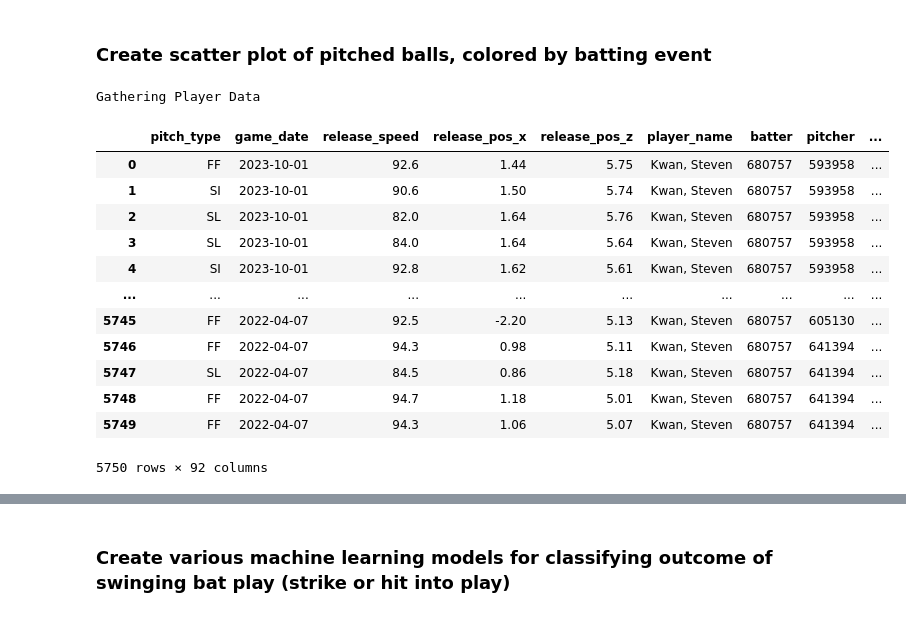
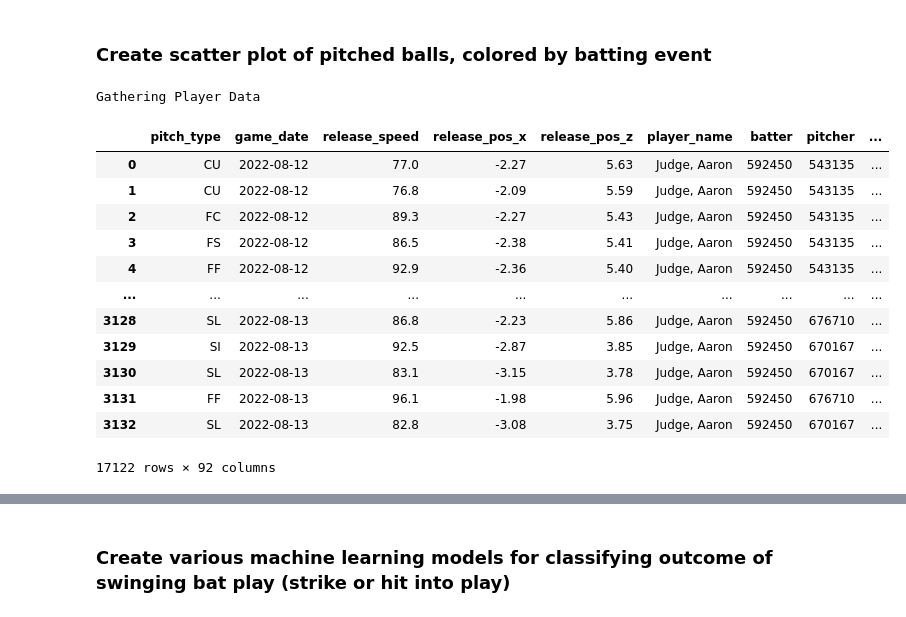
Before and after one commit to roshankern/MLB_Metrics_DS, a Jupyter notebook: mlb_metrics_backend/helpers_example.ipynb, the cells around one changed output, grey strips where cells are left out. Saved outputs shown, nothing was run; the diff lists cells and outputs as text; code cells hidden in the pictures.

```diff
--- a/mlb_metrics_backend/helpers_example.ipynb
+++ b/mlb_metrics_backend/helpers_example.ipynb
@@ -103,31 +102,31 @@ hist_gradient_boosting accuracy: 0.718796992481203
 ### Create scatter plot of pitched balls, colored by batting event
 # %%
 # get batter data
-kwan_id = mlb_metrics_helpers.player_id("Kwan", "Steven")
+kwan_id = mlb_metrics_helpers.player_id("Judge", "Aaron")
 kwan_general_stats = mlb_metrics_helpers.player_general_metrics(kwan_id, timeline_type="career")
 kwan_timeline = mlb_metrics_helpers.parse_career_timeline(kwan_general_stats)
 kwan_specific_stats = mlb_metrics_helpers.player_specific_metrics(
     kwan_id,
     metric_type="batting",
     start_dt=kwan_timeline[0],
     end_dt=kwan_timeline[1],
 )
 
 kwan_specific_stats
 # %% [output]
 Gathering Player Data
 |  | pitch_type | game_date | release_speed | release_pos_x | release_pos_z | player_name | batter | pitcher | ... |
-| 0 | FF | 2023-10-01 | 92.6 | 1.44 | 5.75 | Kwan, Steven | 680757 | 593958 | ... |
-| 1 | SI | 2023-10-01 | 90.6 | 1.50 | 5.74 | Kwan, Steven | 680757 | 593958 | ... |
-| 2 | SL | 2023-10-01 | 82.0 | 1.64 | 5.76 | Kwan, Steven | 680757 | 593958 | ... |
-| 3 | SL | 2023-10-01 | 84.0 | 1.64 | 5.64 | Kwan, Steven | 680757 | 593958 | ... |
-| 4 | SI | 2023-10-01 | 92.8 | 1.62 | 5.61 | Kwan, Steven | 680757 | 593958 | ... |
+| 0 | CU | 2022-08-12 | 77.0 | -2.27 | 5.63 | Judge, Aaron | 592450 | 543135 | ... |
+| 1 | CU | 2022-08-12 | 76.8 | -2.09 | 5.59 | Judge, Aaron | 592450 | 543135 | ... |
+| 2 | FC | 2022-08-12 | 89.3 | -2.27 | 5.43 | Judge, Aaron | 592450 | 543135 | ... |
+| 3 | FS | 2022-08-12 | 86.5 | -2.38 | 5.41 | Judge, Aaron | 592450 | 543135 | ... |
+| 4 | FF | 2022-08-12 | 92.9 | -2.36 | 5.40 | Judge, Aaron | 592450 | 543135 | ... |
 | ... | ... | ... | ... | ... | ... | ... | ... | ... | ... |
-| 5745 | FF | 2022-04-07 | 92.5 | -2.20 | 5.13 | Kwan, Steven | 680757 | 605130 | ... |
-| 5746 | FF | 2022-04-07 | 94.3 | 0.98 | 5.11 | Kwan, Steven | 680757 | 641394 | ... |
-| 5747 | SL | 2022-04-07 | 84.5 | 0.86 | 5.18 | Kwan, Steven | 680757 | 641394 | ... |
-| 5748 | FF | 2022-04-07 | 94.7 | 1.18 | 5.01 | Kwan, Steven | 680757 | 641394 | ... |
-| 5749 | FF | 2022-04-07 | 94.3 | 1.06 | 5.07 | Kwan, Steven | 680757 | 641394 | ... |
+| 3128 | SL | 2022-08-13 | 86.8 | -2.23 | 5.86 | Judge, Aaron | 592450 | 676710 | ... |
+| 3129 | SI | 2022-08-13 | 92.5 | -2.87 | 3.85 | Judge, Aaron | 592450 | 670167 | ... |
+| 3130 | SL | 2022-08-13 | 83.1 | -3.15 | 3.78 | Judge, Aaron | 592450 | 670167 | ... |
+| 3131 | FF | 2022-08-13 | 96.1 | -1.98 | 5.96 | Judge, Aaron | 592450 | 676710 | ... |
+| 3132 | SL | 2022-08-13 | 82.8 | -3.08 | 3.75 | Judge, Aaron | 592450 | 670167 | ... |
-5750 rows × 92 columns
+17122 rows × 92 columns
 # %%
 # get location data for batting events crossing the plate
```
Also changed, not shown: parts of 4 cells of this notebook.
